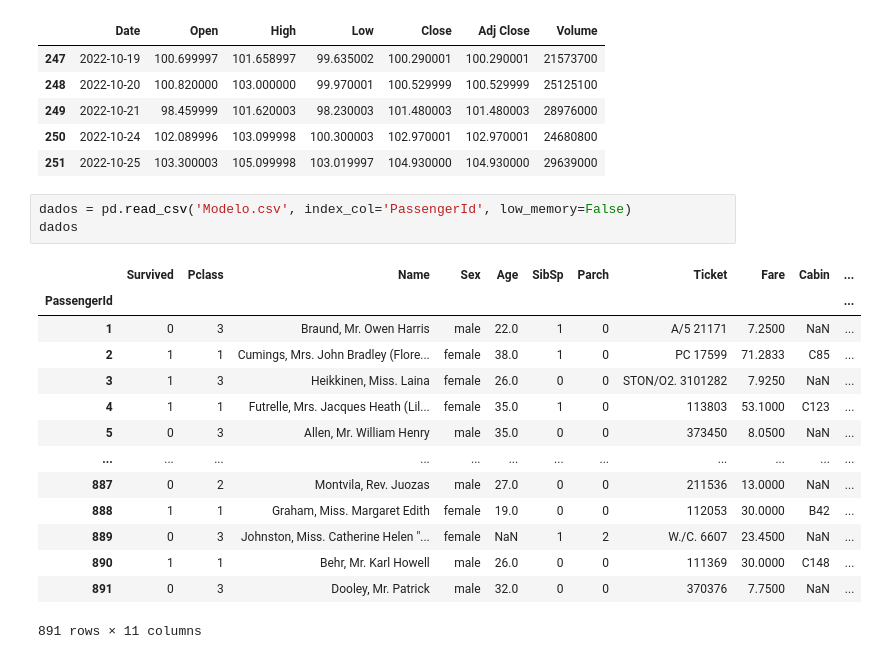
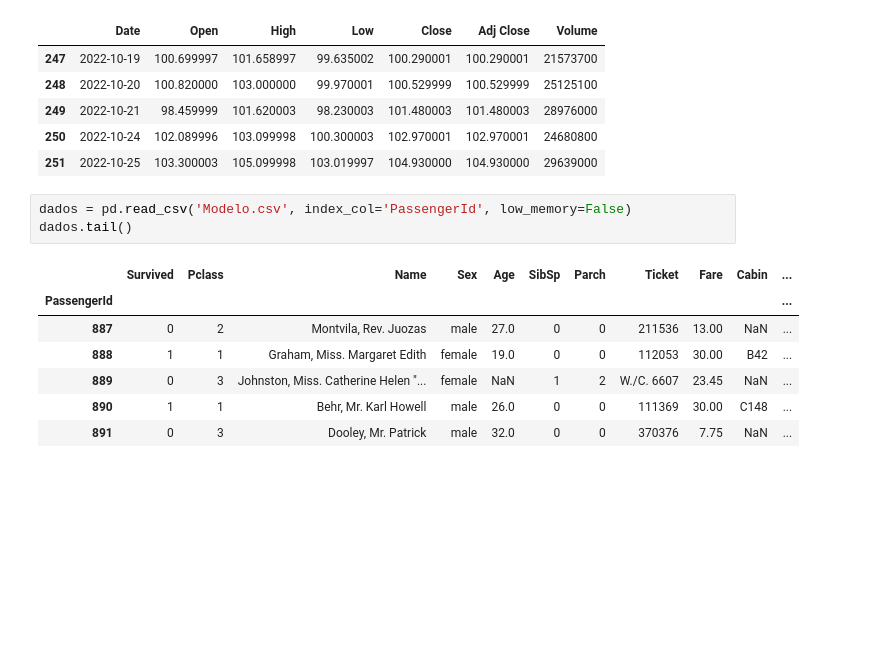
Before and after one commit to WallisonSantos/AppPy, a Jupyter notebook: app.ipynb, the cells around one changed output. Drawn from its saved outputs; the diff is of its cells as text; blank space fills up the shorter version.

```diff
--- a/app.ipynb
+++ b/app.ipynb
@@ -318,19 +307,12 @@ price.tail()
 | 251 | 2022-10-25 | 103.300003 | 105.099998 | 103.019997 | 104.930000 | 104.930000 | 29639000 |
 # %%
 dados = pd.read_csv('Modelo.csv', index_col='PassengerId', low_memory=False)
-dados
+dados.tail()
 # %% [output]
 |  | Survived | Pclass | Name | Sex | Age | SibSp | Parch | Ticket | Fare | Cabin | ... |
 | PassengerId |  |  |  |  |  |  |  |  |  |  | ... |
-| 1 | 0 | 3 | Braund, Mr. Owen Harris | male | 22.0 | 1 | 0 | A/5 21171 | 7.2500 | NaN | ... |
-| 2 | 1 | 1 | Cumings, Mrs. John Bradley (Flore... | female | 38.0 | 1 | 0 | PC 17599 | 71.2833 | C85 | ... |
-| 3 | 1 | 3 | Heikkinen, Miss. Laina | female | 26.0 | 0 | 0 | STON/O2. 3101282 | 7.9250 | NaN | ... |
-| 4 | 1 | 1 | Futrelle, Mrs. Jacques Heath (Lil... | female | 35.0 | 1 | 0 | 113803 | 53.1000 | C123 | ... |
-| 5 | 0 | 3 | Allen, Mr. William Henry | male | 35.0 | 0 | 0 | 373450 | 8.0500 | NaN | ... |
-| ... | ... | ... | ... | ... | ... | ... | ... | ... | ... | ... | ... |
-| 887 | 0 | 2 | Montvila, Rev. Juozas | male | 27.0 | 0 | 0 | 211536 | 13.0000 | NaN | ... |
-| 888 | 1 | 1 | Graham, Miss. Margaret Edith | female | 19.0 | 0 | 0 | 112053 | 30.0000 | B42 | ... |
-| 889 | 0 | 3 | Johnston, Miss. Catherine Helen "... | female | NaN | 1 | 2 | W./C. 6607 | 23.4500 | NaN | ... |
-| 890 | 1 | 1 | Behr, Mr. Karl Howell | male | 26.0 | 0 | 0 | 111369 | 30.0000 | C148 | ... |
-| 891 | 0 | 3 | Dooley, Mr. Patrick | male | 32.0 | 0 | 0 | 370376 | 7.7500 | NaN | ... |
+| 887 | 0 | 2 | Montvila, Rev. Juozas | male | 27.0 | 0 | 0 | 211536 | 13.00 | NaN | ... |
+| 888 | 1 | 1 | Graham, Miss. Margaret Edith | female | 19.0 | 0 | 0 | 112053 | 30.00 | B42 | ... |
+| 889 | 0 | 3 | Johnston, Miss. Catherine Helen "... | female | NaN | 1 | 2 | W./C. 6607 | 23.45 | NaN | ... |
+| 890 | 1 | 1 | Behr, Mr. Karl Howell | male | 26.0 | 0 | 0 | 111369 | 30.00 | C148 | ... |
+| 891 | 0 | 3 | Dooley, Mr. Patrick | male | 32.0 | 0 | 0 | 370376 | 7.75 | NaN | ... |
-891 rows × 11 columns
```
Also changed, not shown: parts of 2 cells of this notebook, 5 other files.
